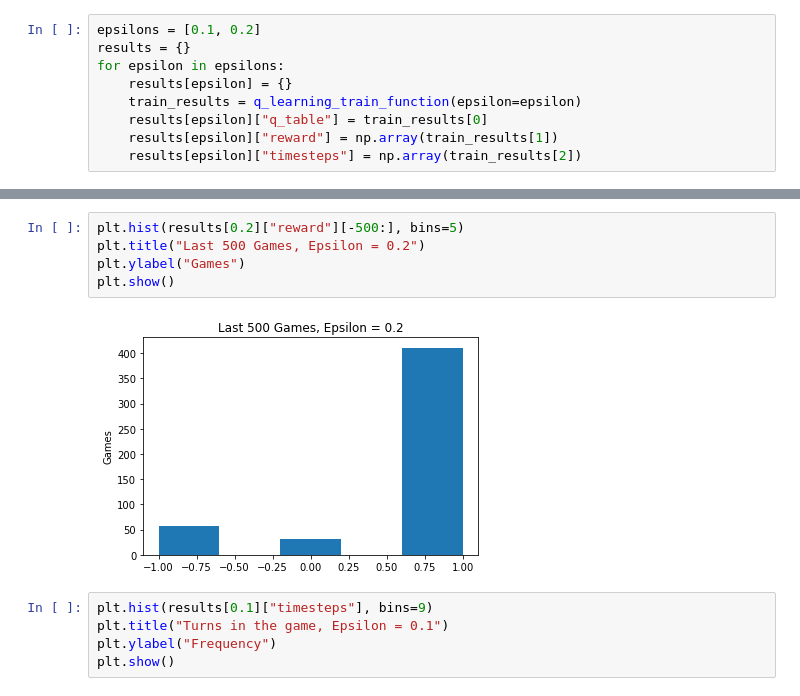
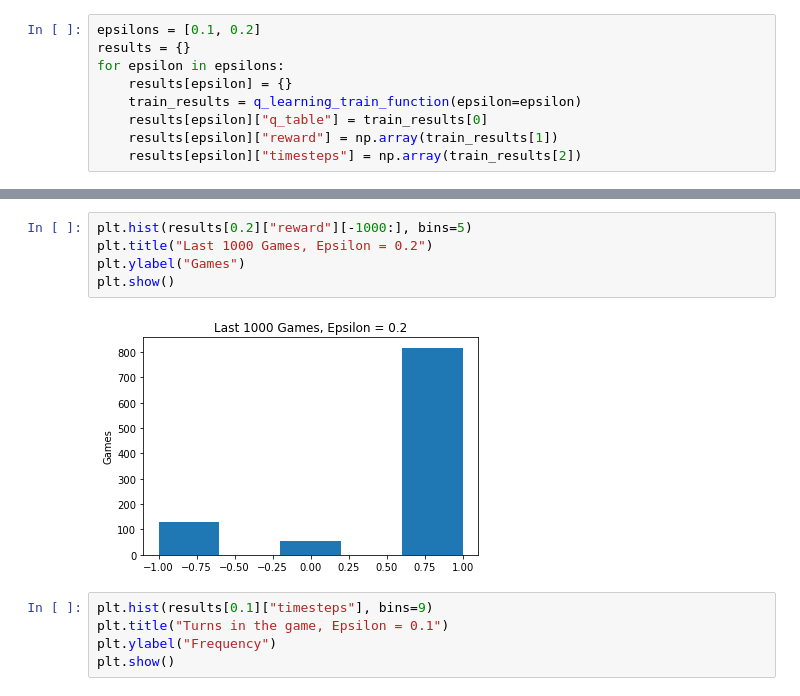
Before and after one commit to drich83/TicTacToe-ReinforcementLearning, a Jupyter notebook: TicTacToeTrialRun.ipynb, the cells around one changed output, grey strips where cells are left out. Drawn from its saved outputs; the diff is of its cells as text.

```diff
--- a/TicTacToeTrialRun.ipynb
+++ b/TicTacToeTrialRun.ipynb
@@ -290,10 +290,10 @@ plt.show()
 # %%
-plt.hist(results[0.2]["reward"][-500:], bins=5)
-plt.title("Last 500 Games, Epsilon = 0.2")
+plt.hist(results[0.2]["reward"][-1000:], bins=5)
+plt.title("Last 1000 Games, Epsilon = 0.2")
 plt.ylabel("Games")
 plt.show()
 # %% [output]
-[figure, old version]
+[figure, new version]
 # %%
 plt.hist(results[0.1]["timesteps"], bins=9)
 plt.title("Turns in the game, Epsilon = 0.1")
```
Also changed, not shown: parts of 4 cells of this notebook.
